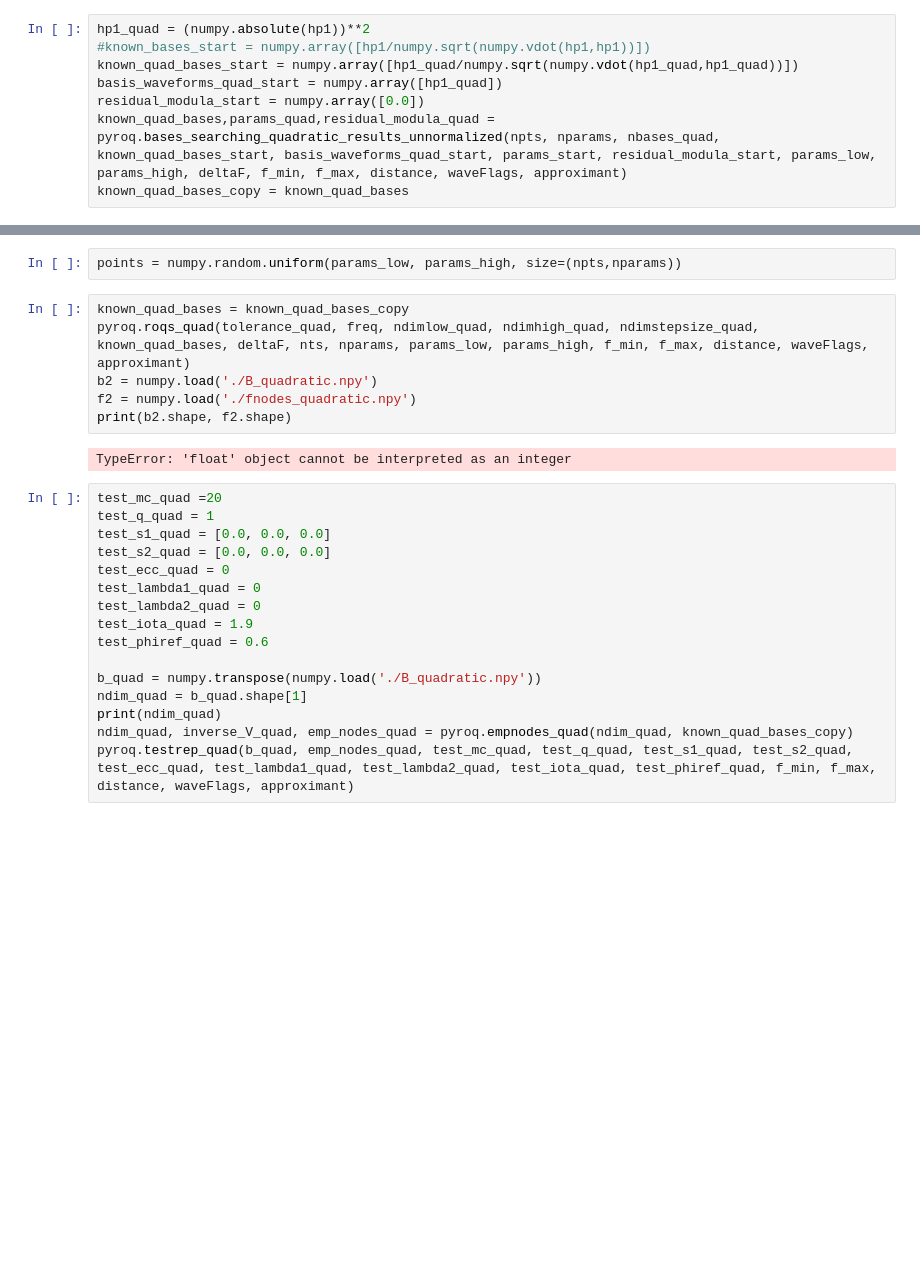
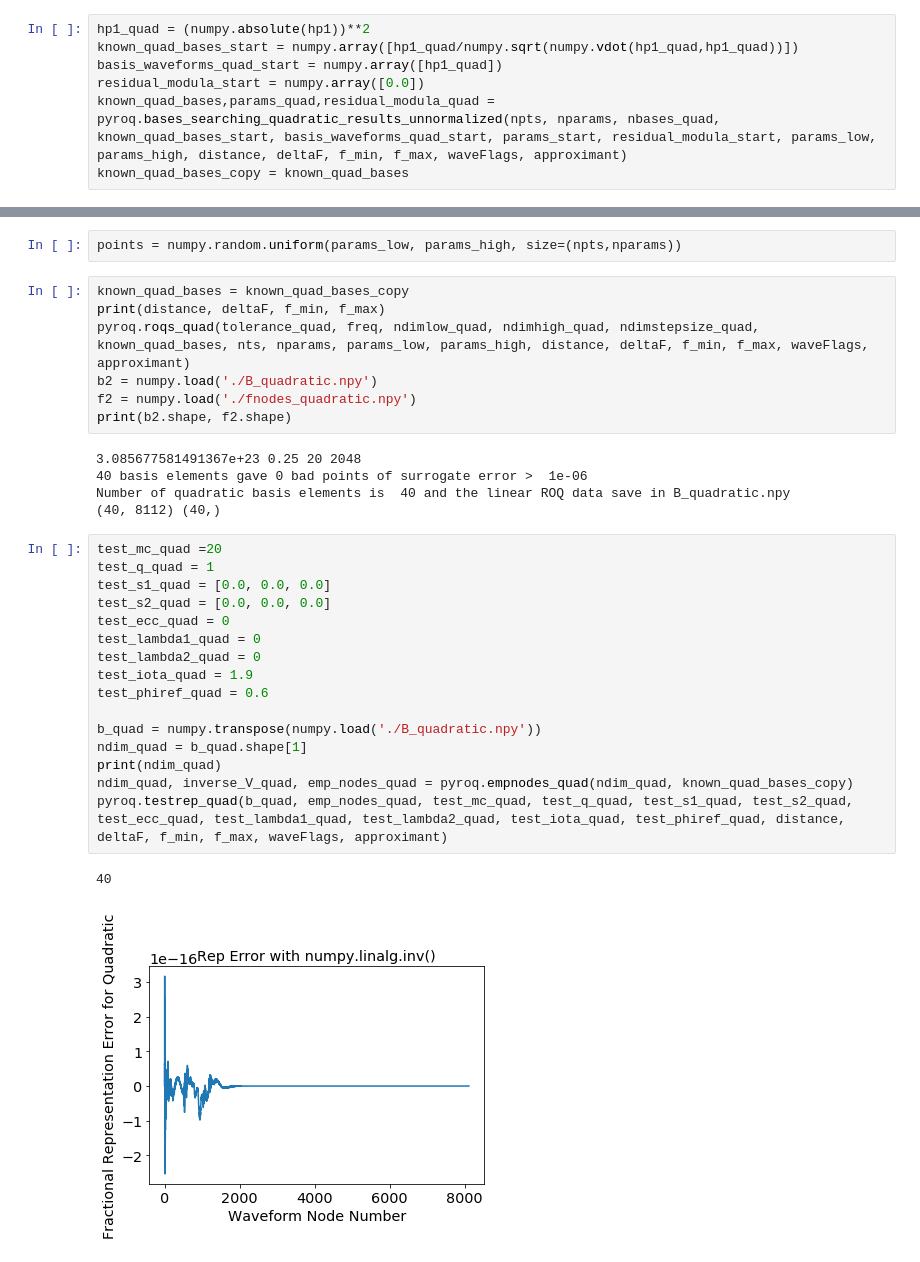
Before and after one commit to qihongcat/PyROQ, a Jupyter notebook: PyROQ-tutorial-HongQi.ipynb, the cells around one changed output, grey strips where cells are left out. Cells and saved outputs as stored; diff of their text form; blank space fills up the shorter version.

```diff
--- a/PyROQ-tutorial-HongQi.ipynb
+++ b/PyROQ-tutorial-HongQi.ipynb
@@ -146,11 +150,10 @@ pyroq.testrep(b_linear, emp_nodes, test_mc, test_q, test_s1, test_s2, test_ecc,
 # Searching for quadratic basis elements and build quadratic ROQ data
 # %%
 hp1_quad = (numpy.absolute(hp1))**2
-#known_bases_start = numpy.array([hp1/numpy.sqrt(numpy.vdot(hp1,hp1))])
 known_quad_bases_start = numpy.array([hp1_quad/numpy.sqrt(numpy.vdot(hp1_quad,hp1_quad))])
 basis_waveforms_quad_start = numpy.array([hp1_quad])
 residual_modula_start = numpy.array([0.0])
-known_quad_bases,params_quad,residual_modula_quad = pyroq.bases_searching_quadratic_results_unnormalized(npts, nparams, nbases_quad, known_quad_bases_start, basis_waveforms_quad_start, params_start, residual_modula_start, params_low, params_high, deltaF, f_min, f_max, distance, waveFlags, approximant)
+known_quad_bases,params_quad,residual_modula_quad = pyroq.bases_searching_quadratic_results_unnormalized(npts, nparams, nbases_quad, known_quad_bases_start, basis_waveforms_quad_start, params_start, residual_modula_start, params_low, params_high, distance, deltaF, f_min, f_max, waveFlags, approximant)
 known_quad_bases_copy = known_quad_bases
 # %% [output]
 Quadratic Iter:  0
@@ -174,25 +177,32 @@ Quadratic Iter:  78
 points = numpy.random.uniform(params_low, params_high, size=(npts,nparams))
 # %%
 known_quad_bases = known_quad_bases_copy
-pyroq.roqs_quad(tolerance_quad, freq, ndimlow_quad, ndimhigh_quad, ndimstepsize_quad, known_quad_bases, deltaF, nts, nparams, params_low, params_high, f_min, f_max, distance, waveFlags, approximant)
+print(distance, deltaF, f_min, f_max)
+pyroq.roqs_quad(tolerance_quad, freq, ndimlow_quad, ndimhigh_quad, ndimstepsize_quad, known_quad_bases, nts, nparams, params_low, params_high, distance, deltaF, f_min, f_max, waveFlags, approximant)
 b2 = numpy.load('./B_quadratic.npy')
 f2 = numpy.load('./fnodes_quadratic.npy')
 print(b2.shape, f2.shape)
 # %% [output]
-TypeError: 'float' object cannot be interpreted as an integer
+3.085677581491367e+23 0.25 20 2048
+40 basis elements gave 0 bad points of surrogate error >  1e-06
+Number of quadratic basis elements is  40 and the linear ROQ data save in B_quadratic.npy
+(40, 8112) (40,)
 # %%
 test_mc_quad =20
 test_q_quad = 1
 test_s1_quad = [0.0, 0.0, 0.0]
 test_s2_quad = [0.0, 0.0, 0.0]
 test_ecc_quad = 0
 test_lambda1_quad = 0
 test_lambda2_quad = 0
 test_iota_quad = 1.9
 test_phiref_quad = 0.6
 
 b_quad = numpy.transpose(numpy.load('./B_quadratic.npy'))
 ndim_quad = b_quad.shape[1]
 print(ndim_quad)
 ndim_quad, inverse_V_quad, emp_nodes_quad = pyroq.empnodes_quad(ndim_quad, known_quad_bases_copy)
-pyroq.testrep_quad(b_quad, emp_nodes_quad, test_mc_quad, test_q_quad, test_s1_quad, test_s2_quad, test_ecc_quad, test_lambda1_quad, test_lambda2_quad, test_iota_quad, test_phiref_quad, f_min, f_max, distance, waveFlags, approximant)
+pyroq.testrep_quad(b_quad, emp_nodes_quad, test_mc_quad, test_q_quad, test_s1_quad, test_s2_quad, test_ecc_quad, test_lambda1_quad, test_lambda2_quad, test_iota_quad, test_phiref_quad, distance, deltaF, f_min, f_max, waveFlags, approximant)
+# %% [output]
+40
+[figure, added]
```
Also changed, not shown: parts of 9 cells of this notebook.
